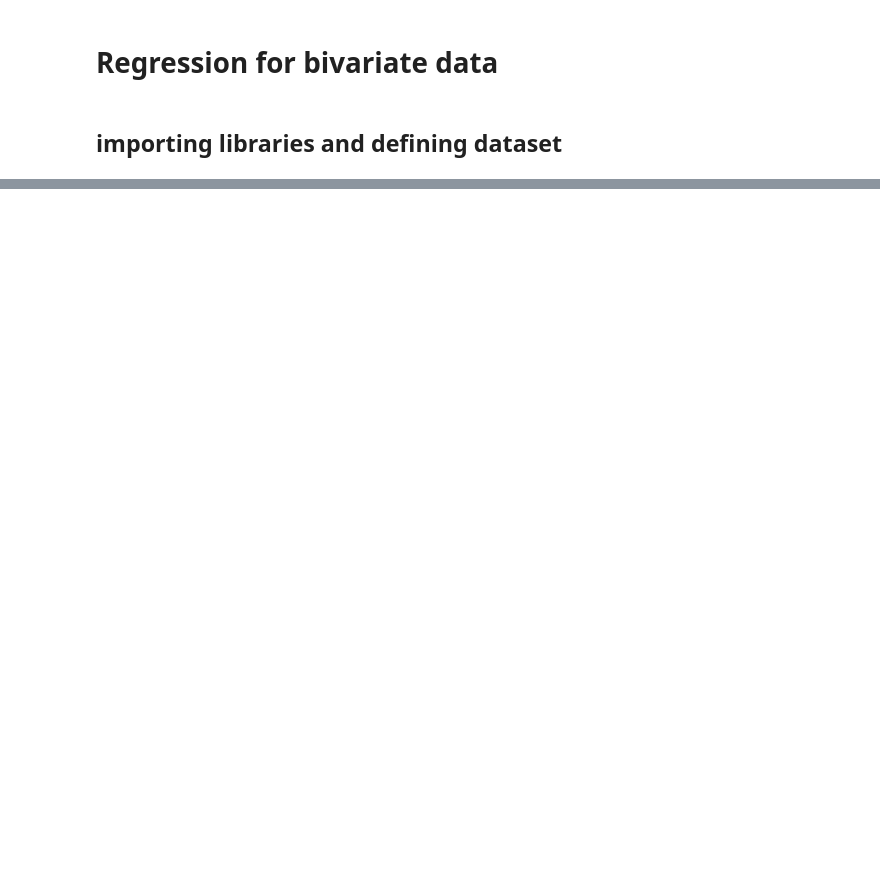
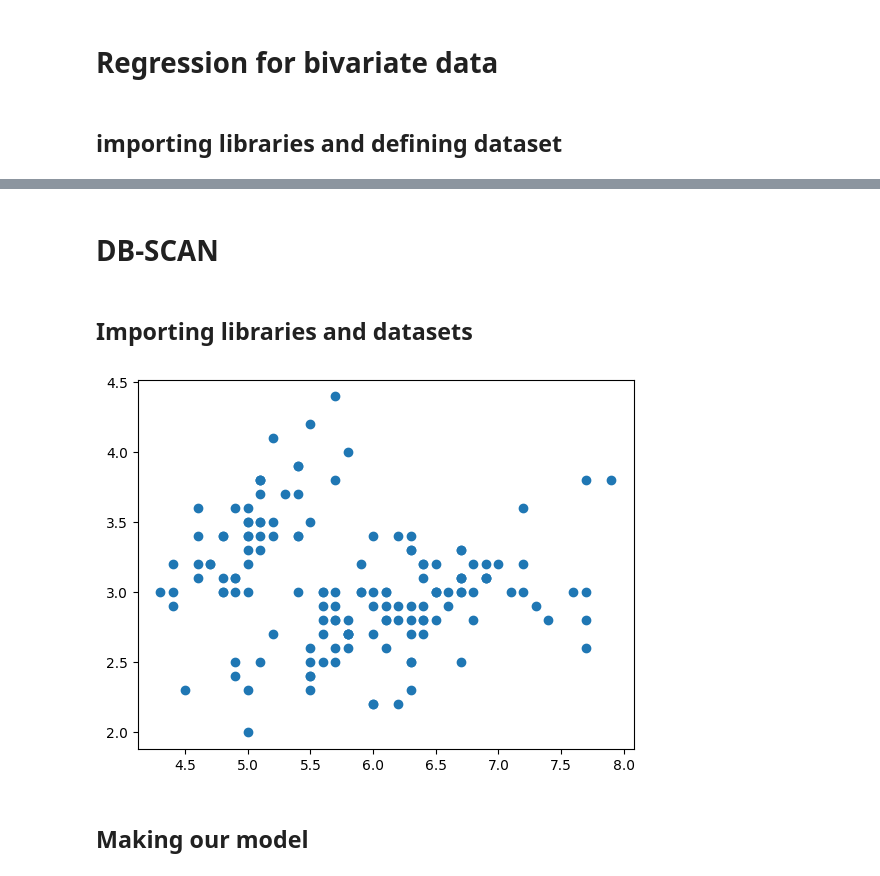
Before and after one commit to dvijkalsi/Learn-python, a Jupyter notebook: Pythonlabs/lab5(Kmeans_def).ipynb, the cells around one changed output, grey strips where cells are left out. Saved outputs shown, nothing was run; the diff lists cells and outputs as text; code cells hidden in the pictures; blank space fills up the shorter version.

```diff
--- a/Pythonlabs/lab5(Kmeans_def).ipynb
+++ b/Pythonlabs/lab5(Kmeans_def).ipynb
@@ -171,0 +175,19 @@ y = 0.00018 * x^5 + -0.00807 * x^4 + 0.11780 * x^3 + -0.60414 * x^2 + 1.62067 *
+# %% [markdown]
+# DB-SCAN
+# %% [markdown]
+## Importing libraries and datasets
+# %%
+import numpy as np
+import matplotlib.pyplot as plt
+from sklearn.datasets import load_iris
+
+data = load_iris(return_X_y=True)
+X = data[0]
+y = data[1]
+
+plt.scatter(X[:,0], X[:,1])
+plt.show()
+# %% [output]
+[figure, added]
+# %% [markdown]
+## Making our model
```
Also changed, not shown: parts of 15 cells of this notebook, 1 other file.
